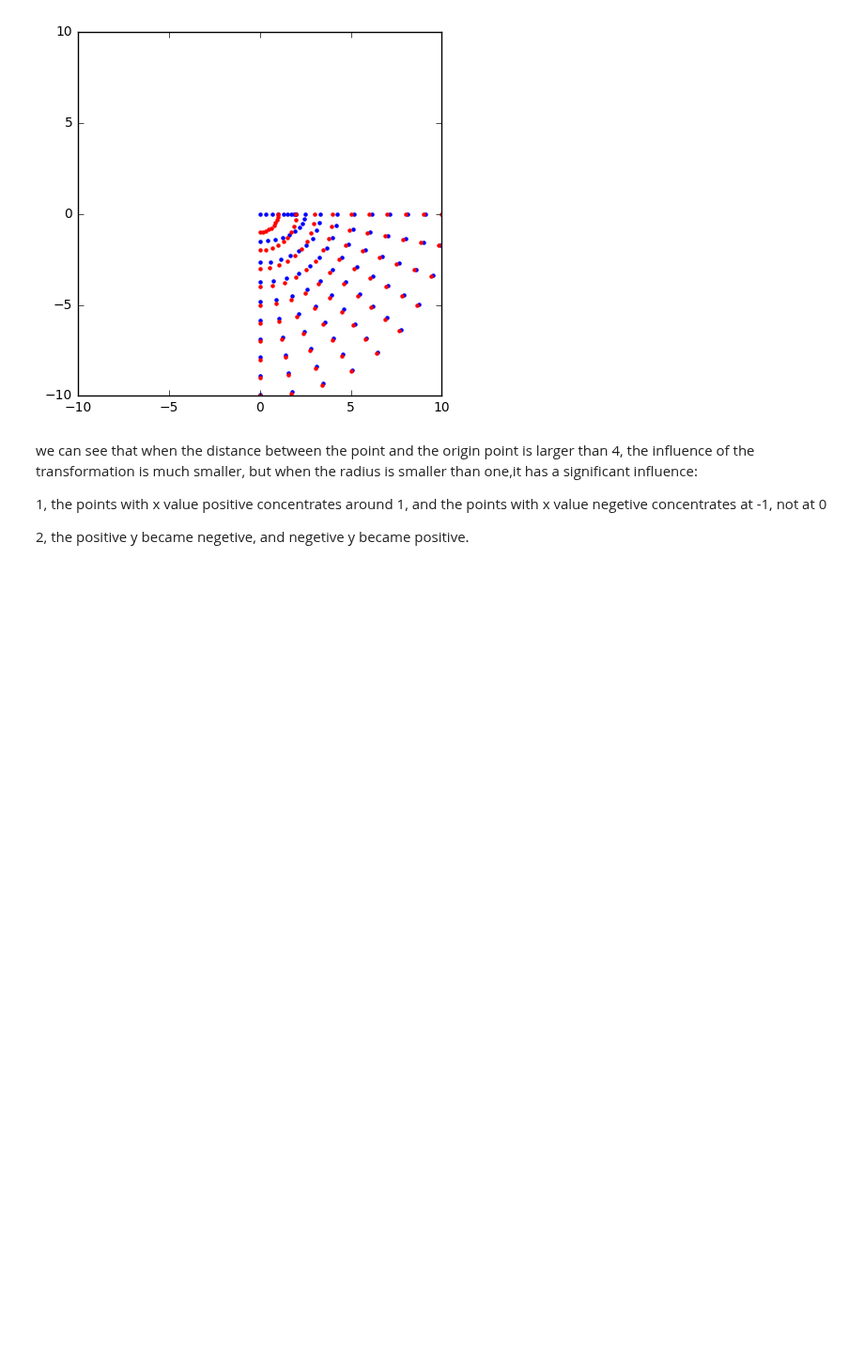
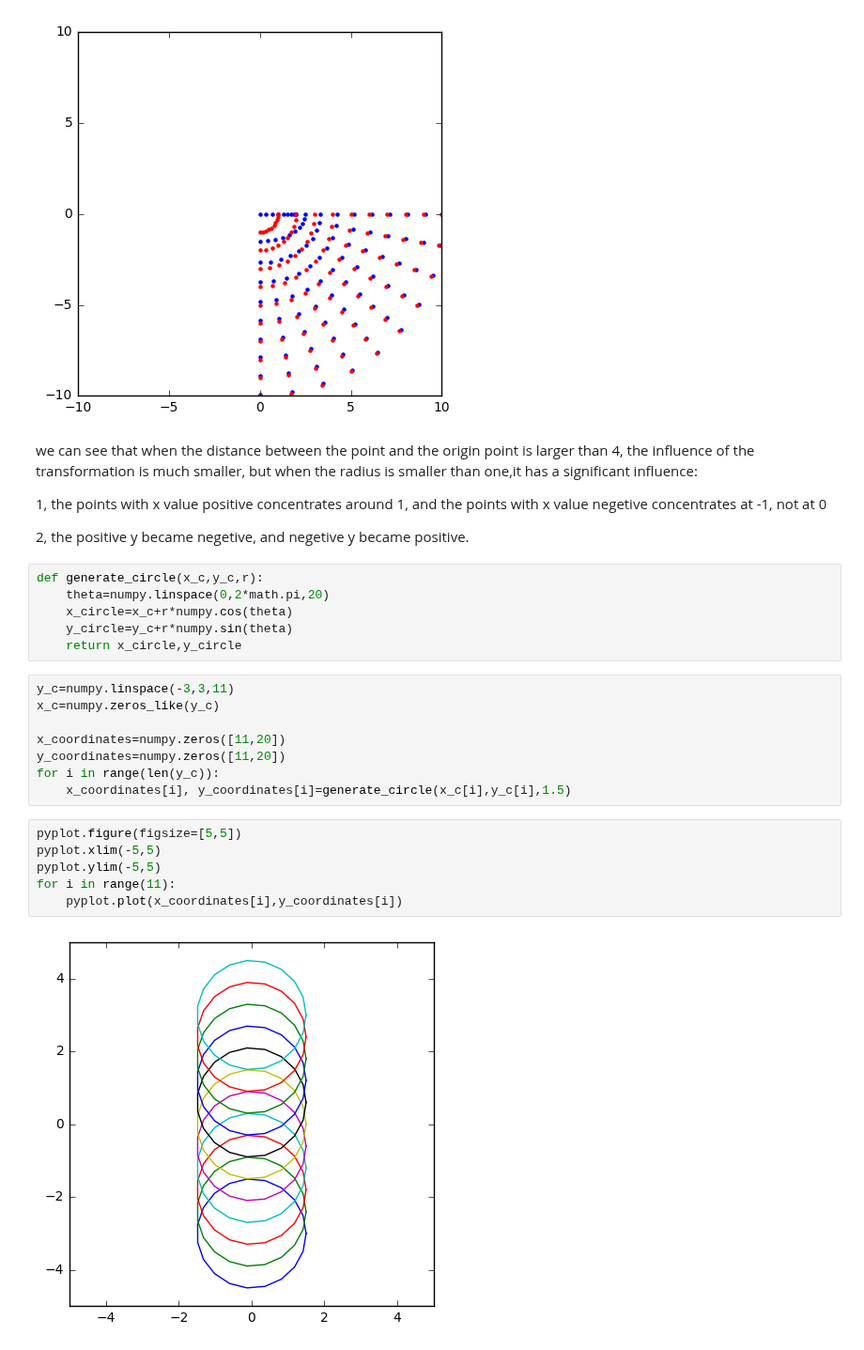
Before and after one commit to barbagroup/AeroPython-studentprojects2017, a Jupyter notebook: iamisrapel/Project_Joukowski_transformation.ipynb, the cells around one changed output. Shown at 94% size. Drawn from its saved outputs; the diff is of its cells as text; blank space fills up the shorter version.

Commit message:
try with different circles, a conclusion get

```diff
--- a/iamisrapel/Project_Joukowski_transformation.ipynb
+++ b/iamisrapel/Project_Joukowski_transformation.ipynb
@@ -77,3 +77,25 @@ we can see that when the distance between the point and the origin point is larg
 1, the points with x value positive concentrates around 1, and the points with x value negetive concentrates at -1, not at 0
 
 2, the positive y became negetive, and negetive y became positive.
+# %%
+def generate_circle(x_c,y_c,r):
+    theta=numpy.linspace(0,2*math.pi,20)
+    x_circle=x_c+r*numpy.cos(theta)
+    y_circle=y_c+r*numpy.sin(theta)
+    return x_circle,y_circle
+# %%
+y_c=numpy.linspace(-3,3,11)
+x_c=numpy.zeros_like(y_c)
+
+x_coordinates=numpy.zeros([11,20])
+y_coordinates=numpy.zeros([11,20])
+for i in range(len(y_c)):
+    x_coordinates[i], y_coordinates[i]=generate_circle(x_c[i],y_c[i],1.5)
+# %%
+pyplot.figure(figsize=[5,5])
+pyplot.xlim(-5,5)
+pyplot.ylim(-5,5)
+for i in range(11):
+    pyplot.plot(x_coordinates[i],y_coordinates[i])
+# %% [output]
+[figure, added]
```
Also changed, not shown: parts of 6 cells of this notebook.
